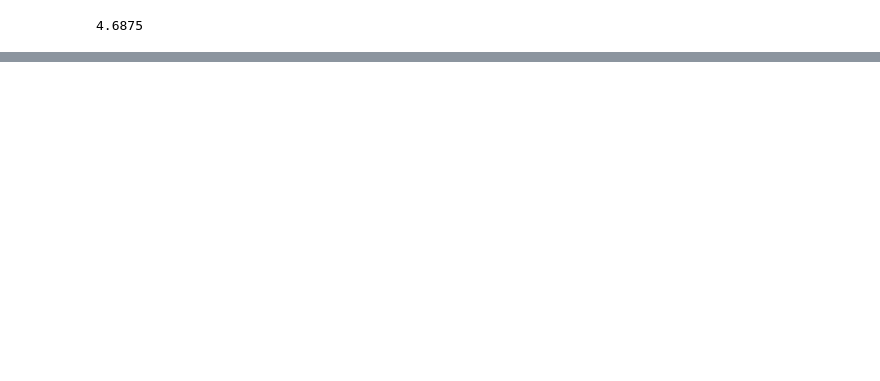
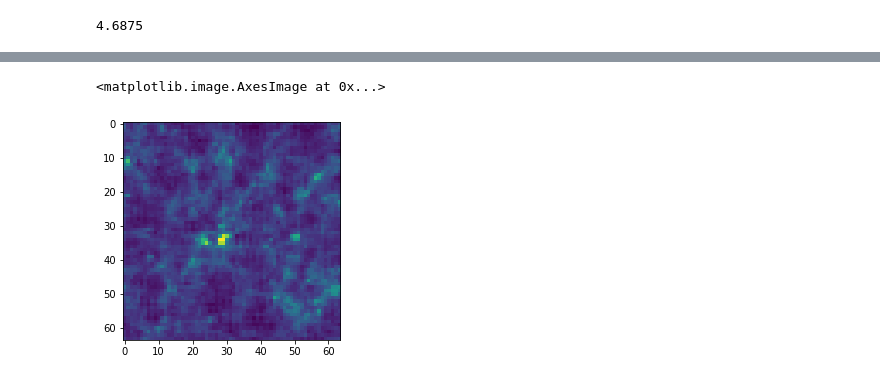
Before and after one commit to DifferentiableUniverseInitiative/flowpm, a Jupyter notebook: notebooks/Denise_lightcone.ipynb, the cells around one changed output, grey strips where cells are left out. Saved outputs shown, nothing was run; the diff lists cells and outputs as text; code cells hidden in the pictures; blank space fills up the shorter version.

```diff
--- a/notebooks/Denise_lightcone.ipynb
+++ b/notebooks/Denise_lightcone.ipynb
@@ -228,0 +254,13 @@ AttributeError: module 'flowpm.utils' has no attribute 'cic_paint_2d'
+# %%
+def cons(cosmo,a):
+    return 3*(cosmo['H0']**2)*Omega_m_a(cosmo,a)/2*constants.c**2
+# %%
+def W(a,a_s):
+    return 1-rad_comoving_distance(cosmo,a)/rad_comoving_distance(cosmo,a_s)
+# %%
+def Delta(a,a_s):
+    return rad_comoving_distance(cosmo,a)-rad_comoving_distance(cosmo,a_s)
+# %%
+current_convergence=0
+for i in range(8):
+        current_convergence += cons(cosmo,lps_a[i])*(lps[i][0] * W(lps_a[i+1],lps_a[i])*Delta(lps_a[i],lps_a[i+1])*rad_comoving_distance(cosmo,lps_a[i])/lps_a[i])
@@ -228,0 +286,5 @@ AttributeError: module 'flowpm.utils' has no attribute 'cic_paint_2d'
+# %%
+imshow(current_convergence)
+# %% [output]
+<matplotlib.image.AxesImage at 0x...>
+[figure, added]
```
Also changed, not shown: parts of 10 cells of this notebook.
